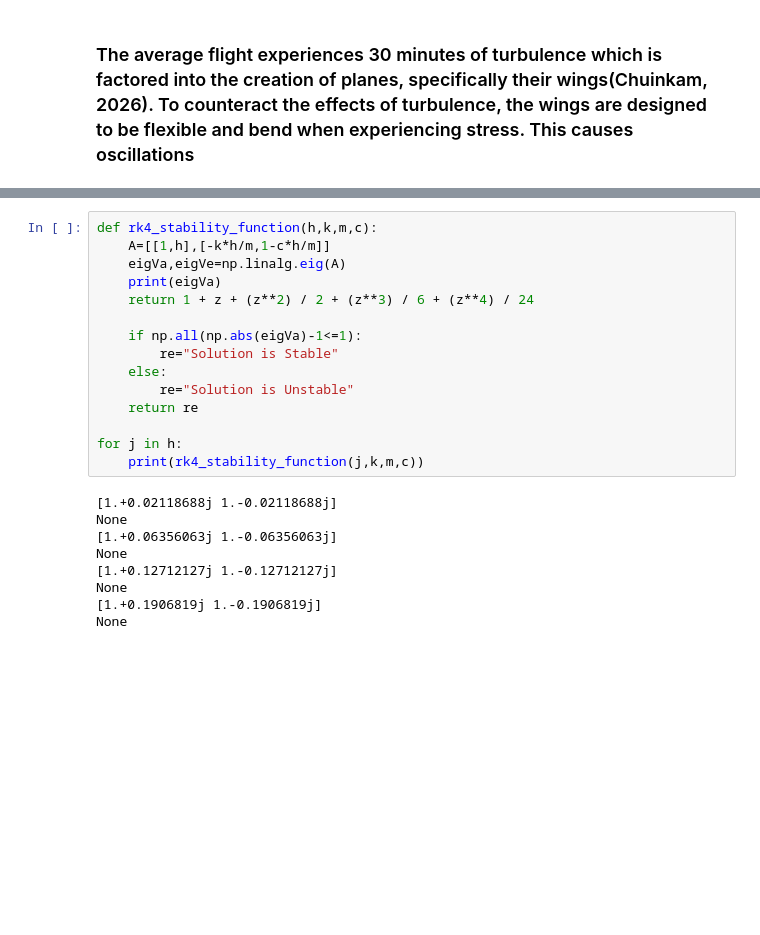
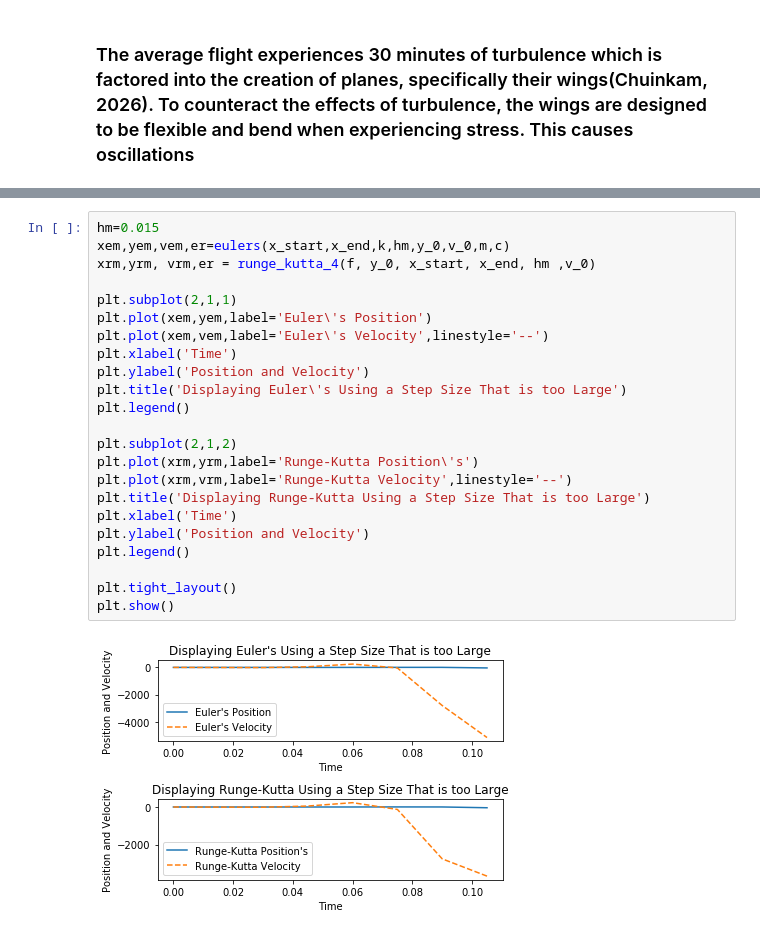
Before and after one commit to sk65556/coe311K, a Jupyter notebook: Kaba_Saran_COE311K_FinalProject1.ipynb, the cells around one changed output, grey strips where cells are left out. Saved outputs shown, nothing was run; the diff lists cells and outputs as text; blank space fills up the shorter version.

```diff
--- a/Kaba_Saran_COE311K_FinalProject1.ipynb
+++ b/Kaba_Saran_COE311K_FinalProject1.ipynb
@@ -152,24 +188,25 @@ plt.show()
-# %%
-def rk4_stability_function(h,k,m,c):
-    A=[[1,h],[-k*h/m,1-c*h/m]]
-    eigVa,eigVe=np.linalg.eig(A)
-    print(eigVa)
-    return 1 + z + (z**2) / 2 + (z**3) / 6 + (z**4) / 24
-
-    if np.all(np.abs(eigVa)-1<=1):
-        re="Solution is Stable"
-    else:
-        re="Solution is Unstable"
-    return re
-
-for j in h:
-    print(rk4_stability_function(j,k,m,c))
-# %% [output]
-[1.+0.02118688j 1.-0.02118688j]
-None
-[1.+0.06356063j 1.-0.06356063j]
-None
-[1.+0.12712127j 1.-0.12712127j]
-None
-[1.+0.1906819j 1.-0.1906819j]
-None
+# %%
+hm=0.015
+xem,yem,vem,er=eulers(x_start,x_end,k,hm,y_0,v_0,m,c)
+xrm,yrm, vrm,er = runge_kutta_4(f, y_0, x_start, x_end, hm ,v_0)
+
+plt.subplot(2,1,1)
+plt.plot(xem,yem,label='Euler\'s Position')
+plt.plot(xem,vem,label='Euler\'s Velocity',linestyle='--')
+plt.xlabel('Time')
+plt.ylabel('Position and Velocity')
+plt.title('Displaying Euler\'s Using a Step Size That is too Large')
+plt.legend()
+
+plt.subplot(2,1,2)
+plt.plot(xrm,yrm,label='Runge-Kutta Position\'s')
+plt.plot(xrm,vrm,label='Runge-Kutta Velocity',linestyle='--')
+plt.title('Displaying Runge-Kutta Using a Step Size That is too Large')
+plt.xlabel('Time')
+plt.ylabel('Position and Velocity')
+plt.legend()
+
+plt.tight_layout()
+plt.show()
+# %% [output]
+[figure, added]
```
Also changed, not shown: parts of 12 cells of this notebook, 3 other files.
